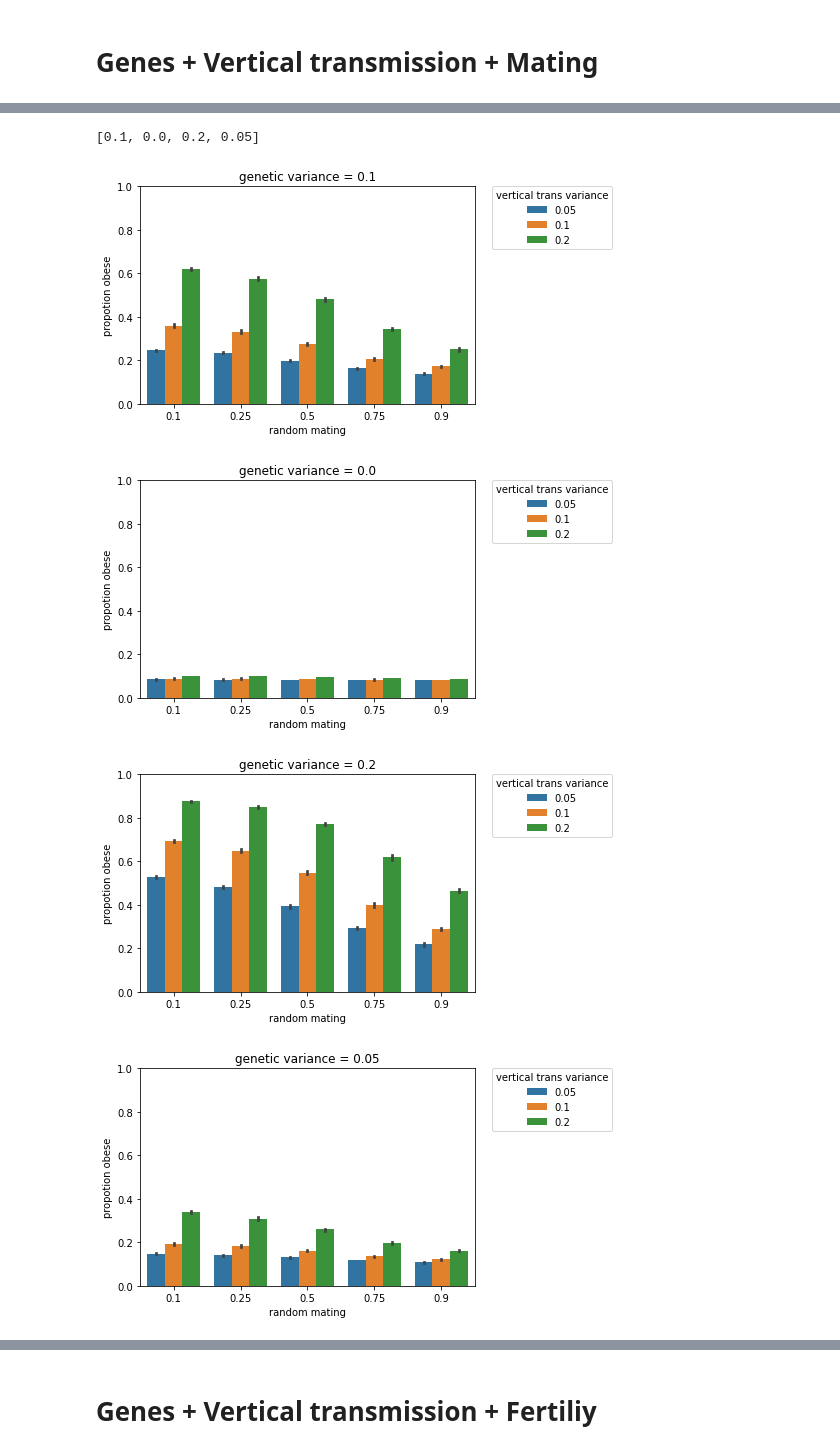
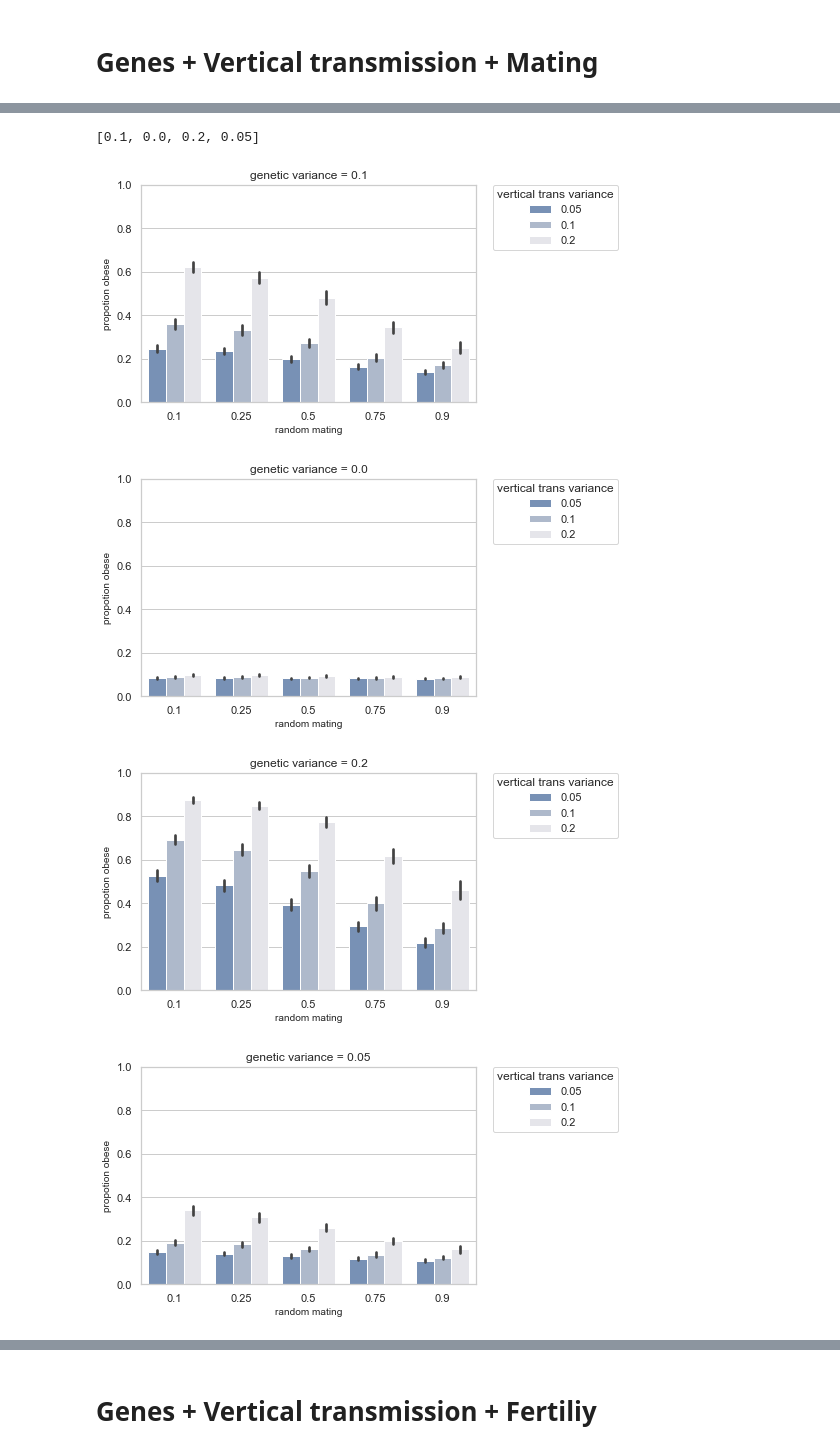
Before and after one commit to sdaza/obesity-dem-heritability, a Jupyter notebook: notebooks/outcome-analysis-by-scenario.ipynb, the cells around one changed output, grey strips where cells are left out. Cells and saved outputs as stored; diff of their text form; code cells hidden in the pictures.

```diff
--- a/notebooks/outcome-analysis-by-scenario.ipynb
+++ b/notebooks/outcome-analysis-by-scenario.ipynb
@@ -3,6 +3,7 @@
 # %%
 from matplotlib import pyplot as plt
 import seaborn as sns
+sns.set_theme(style='whitegrid', palette='vlag')
 import pandas as pd
 import numpy as np
 import shutil
@@ -83,24 +80,24 @@ df.loc[df.p_genetic_variance==0.05].groupby(['p_comb', 'p_random_mating'])['g4']
 # %%
 s = df.loc[df.p_vertical_trans_variance != 0].copy()
 v = list(s.p_genetic_variance.unique())
 print(v)
 for i in v:
     p = sns.barplot(y='g4', x='p_random_mating', hue='p_vertical_trans_variance',
-    data=s[s.p_genetic_variance==i], estimator=np.median);
+    data=s[s.p_genetic_variance==i], estimator=np.median, ci='sd');
     p.set_ylabel("propotion obese", fontsize = 10)
     p.set_xlabel("random mating", fontsize = 10)
     p.set(title ="genetic variance = " + str(i))
     p.set_ylim(0, 1.0)
     plt.legend(title='vertical trans variance', bbox_to_anchor=(1.05, 1), loc=2, borderaxespad=0.)
     plt.savefig(plots_path + "prop-bmi-mating-vertical-trans-genes-test-" + str(i).replace('.', '-') + ".pdf", bbox_inches='tight')
     shutil.copy(plots_path + "prop-bmi-mating-vertical-trans-genes-test-" + str(i).replace('.', '-') + ".pdf", plot_manuscript)
     plt.show()
 # %% [output]
 [0.1, 0.0, 0.2, 0.05]
-[figure, old version]
+[figure, new version]
-[figure, old version]
+[figure, new version]
-[figure, old version]
+[figure, new version]
-[figure, old version]
+[figure, new version]
 # %%
 # vertical transmission = 0
 s = df.loc[(df.p_vertical_trans_variance == 0) & (df.p_genetic_variance>0)].copy()
```
Also changed, not shown: parts of 11 cells of this notebook, 17 other files.
